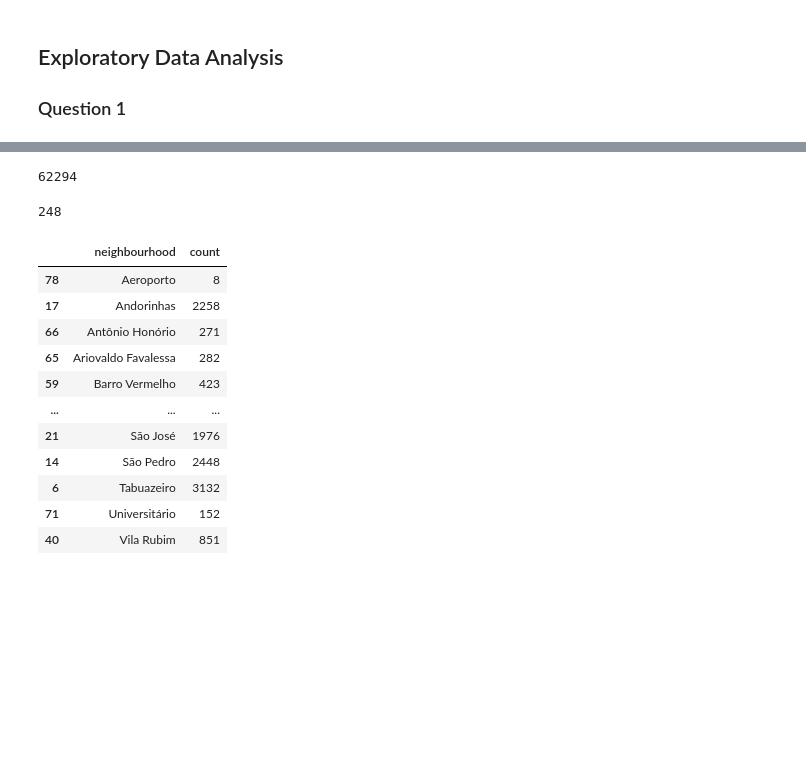
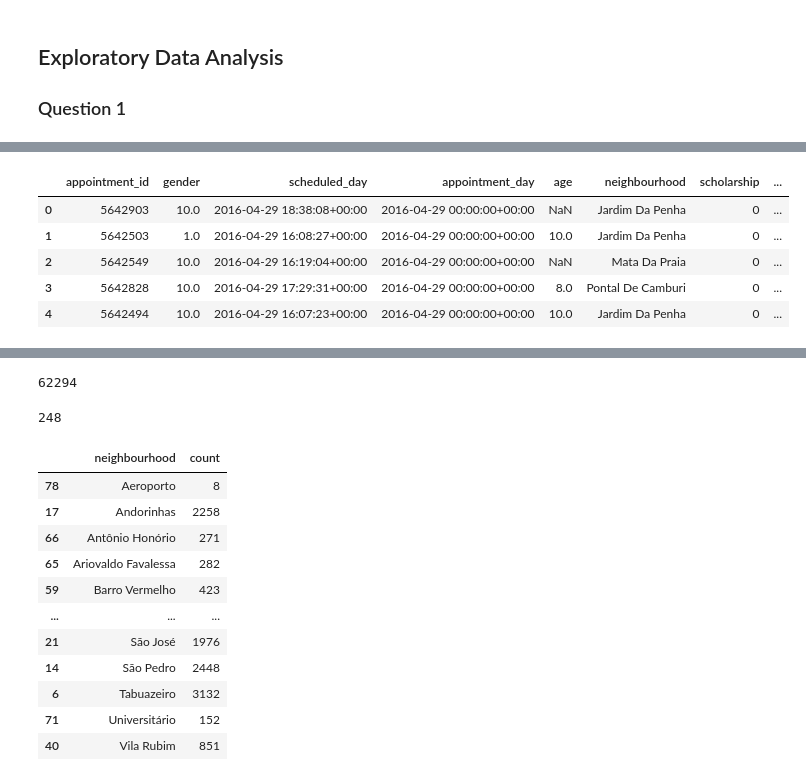
Before and after one commit to anneruhnke/no_show_analysis_update, a Jupyter notebook: no_show_analysis_update.ipynb, the cells around one changed output, grey strips where cells are left out. Saved outputs shown, nothing was run; the diff lists cells and outputs as text; code cells hidden in the pictures; blank space fills up the shorter version.

```diff
--- a/no_show_analysis_update.ipynb
+++ b/no_show_analysis_update.ipynb
@@ -411,3 +428,12 @@ df.age = df.age.mask(df.age == 56, 10) # replace with NaN
+# %%
+df.head()
+# %% [output]
+|  | appointment_id | gender | scheduled_day | appointment_day | age | neighbourhood | scholarship | ... |
+| 0 | 5642903 | 10.0 | 2016-04-29 18:38:08+00:00 | 2016-04-29 00:00:00+00:00 | NaN | Jardim Da Penha | 0 | ... |
+| 1 | 5642503 | 1.0 | 2016-04-29 16:08:27+00:00 | 2016-04-29 00:00:00+00:00 | 10.0 | Jardim Da Penha | 0 | ... |
+| 2 | 5642549 | 10.0 | 2016-04-29 16:19:04+00:00 | 2016-04-29 00:00:00+00:00 | NaN | Mata Da Praia | 0 | ... |
+| 3 | 5642828 | 10.0 | 2016-04-29 17:29:31+00:00 | 2016-04-29 00:00:00+00:00 | 8.0 | Pontal De Camburi | 0 | ... |
+| 4 | 5642494 | 10.0 | 2016-04-29 16:07:23+00:00 | 2016-04-29 00:00:00+00:00 | 10.0 | Jardim Da Penha | 0 | ... |
 # %%
 df.head()
 # %% [output]
```
Also changed, not shown: parts of 7 cells of this notebook.
